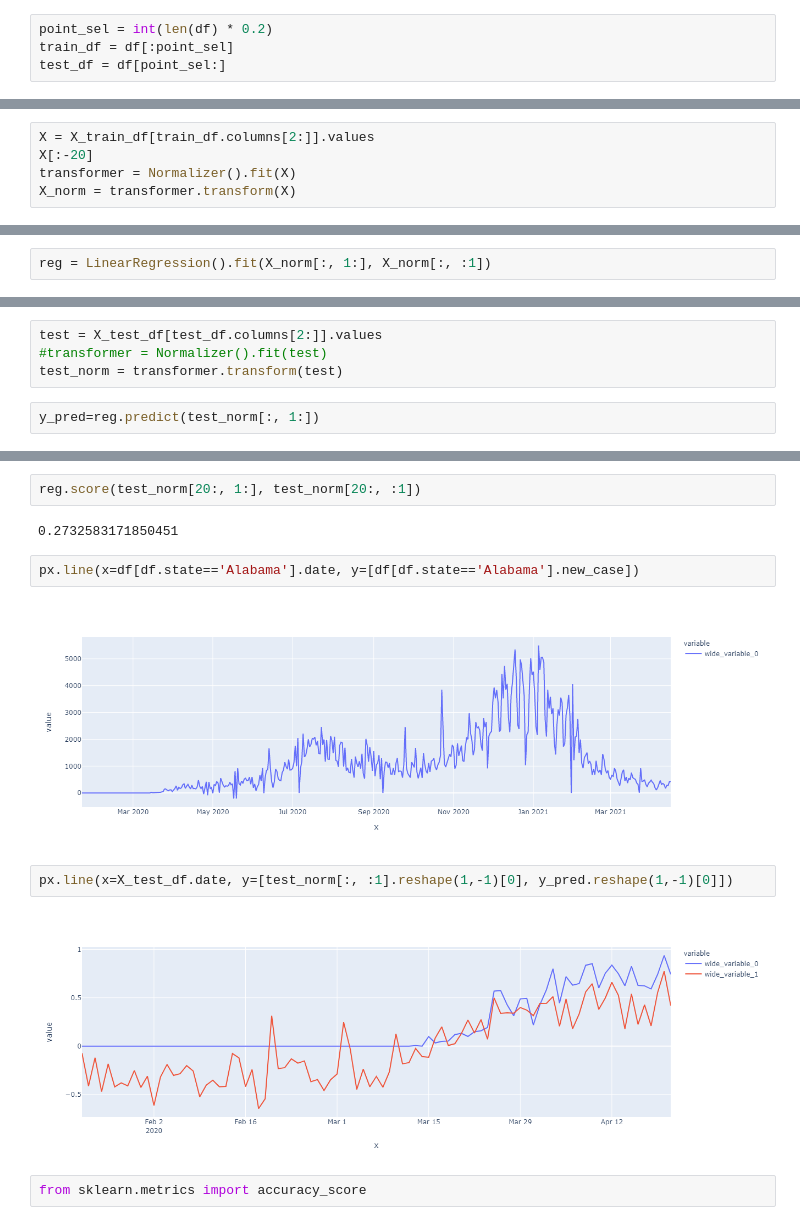
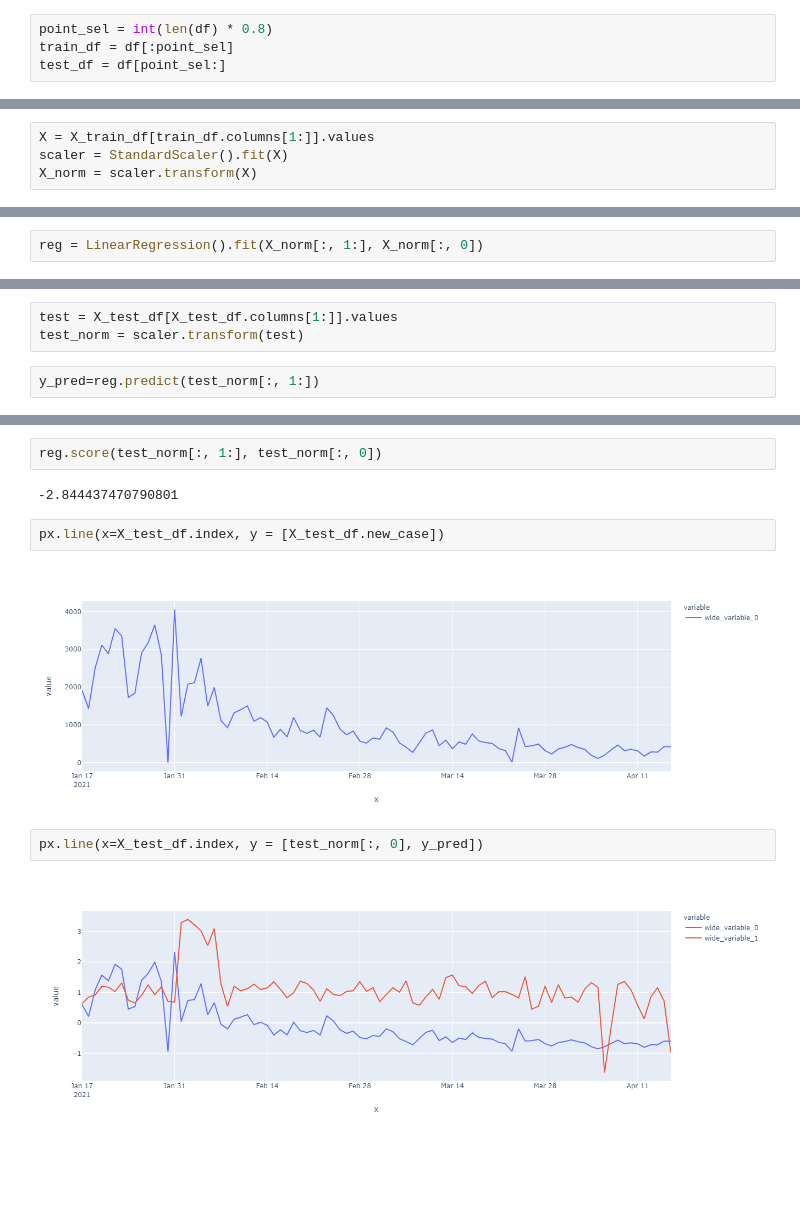
Before and after one commit to ed-pisarchuk/COVID-19-hakaton, a Jupyter notebook: fls_covid_mvp_baseline.ipynb, the cells around one changed output, grey strips where cells are left out. Cells and saved outputs as stored; diff of their text form; blank space fills up the shorter version.

Commit message:
Fix sklearn predict

```diff
--- a/fls_covid_mvp_baseline.ipynb
+++ b/fls_covid_mvp_baseline.ipynb
@@ -185,7 +180,7 @@ test_df[['Covid', 'Coronavirus']]
 # %%
 df = df.set_index('date').sort_index()
 # %%
-point_sel = int(len(df) * 0.2)
+point_sel = int(len(df) * 0.8)
 train_df = df[:point_sel]
 test_df = df[point_sel:]
 # %%
@@ -199,7 +195,6 @@ from sklearn.preprocessing import Normalizer
 X_train_df = train_df[train_df.state=='Alabama']
 X_test_df = test_df[test_df.state=='Alabama']
 # %%
-X = X_train_df[train_df.columns[2:]].values
-X[:-20]
-transformer = Normalizer().fit(X)
-X_norm = transformer.transform(X)
+X = X_train_df[train_df.columns[1:]].values
+scaler = StandardScaler().fit(X)
+X_norm = scaler.transform(X)
@@ -216,3 +201,3 @@ array([[163.,  28.,   3., ...,  86.,  14.,   0.],
 # %%
-reg = LinearRegression().fit(X_norm[:, 1:], X_norm[:, :1])
+reg = LinearRegression().fit(X_norm[:, 1:], X_norm[:, 0])
 # %%
@@ -237,6 +219,5 @@ array([[ 1.00452523e+13,  1.00452523e+13,  1.00452523e+13,
 # %%
-test = X_test_df[test_df.columns[2:]].values
-#transformer = Normalizer().fit(test)
-test_norm = transformer.transform(test)
+test = X_test_df[X_test_df.columns[1:]].values
+test_norm = scaler.transform(test)
 # %%
 y_pred=reg.predict(test_norm[:, 1:])
@@ -247,14 +245,12 @@ test_norm[20:, 1:].shape
 # %%
-reg.score(test_norm[20:, 1:], test_norm[20:, :1])
+reg.score(test_norm[:, 1:], test_norm[:, 0])
 # %% [output]
-0.2732583171850451
+-2.844437470790801
 # %%
-px.line(x=df[df.state=='Alabama'].date, y=[df[df.state=='Alabama'].new_case])
+px.line(x=X_test_df.index, y = [X_test_df.new_case])
 # %% [output]
-[figure, old version]
+[figure, new version]
 # %%
-px.line(x=X_test_df.date, y=[test_norm[:, :1].reshape(1,-1)[0], y_pred.reshape(1,-1)[0]])
+px.line(x=X_test_df.index, y = [test_norm[:, 0], y_pred])
 # %% [output]
-[figure, old version]
+[figure, new version]
-# %%
-from sklearn.metrics import accuracy_score
```
Also changed, not shown: parts of 15 cells of this notebook.
